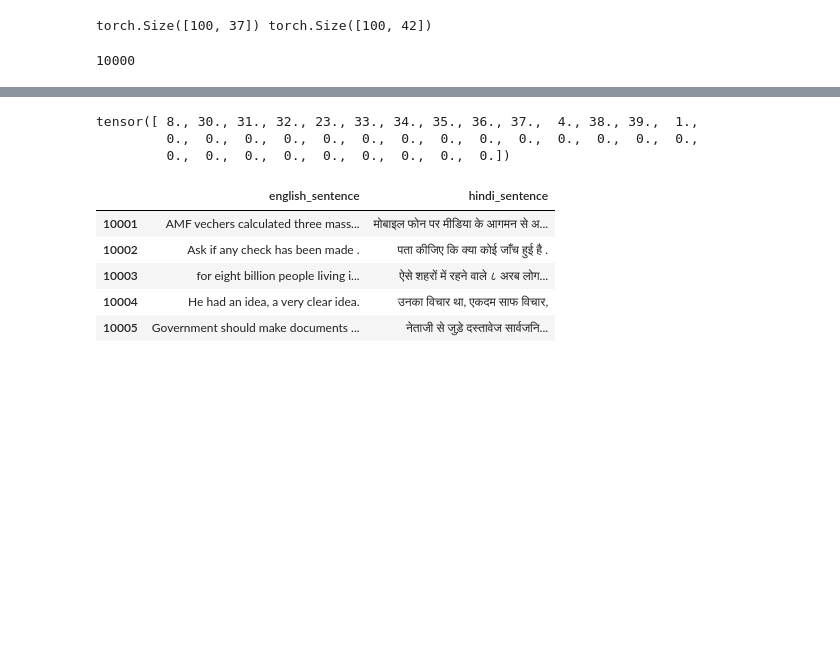
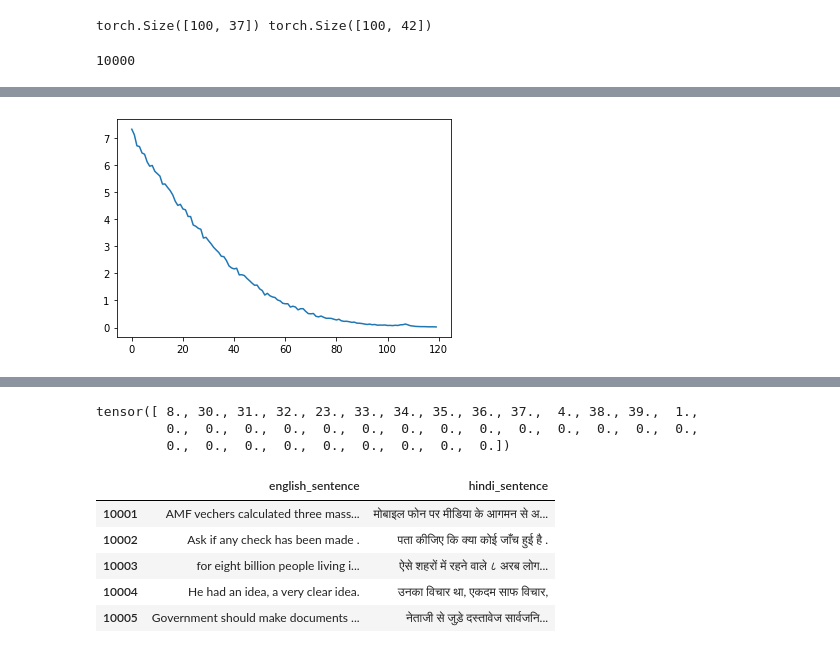
Before and after one commit to abhishekshakya/seq-2-seq-for-neural-machine-translation, a Jupyter notebook: machineTranslation(attention).ipynb, the cells around one changed output, grey strips where cells are left out. Saved outputs shown, nothing was run; the diff lists cells and outputs as text; code cells hidden in the pictures; blank space fills up the shorter version.

```diff
--- a/machineTranslation(attention).ipynb
+++ b/machineTranslation(attention).ipynb
@@ -341,14 +360,15 @@ class Attnseq2seq(nn.Module):
     return output  #shape[seq_len, batch_size, vocab_size]
 # %%
 ##training
-epochs = 150
-learning_rate = 0.001
+epochs = 120
+learning_rate = 0.0006
 batch_size = 100
 
 device = torch.device('cuda' if torch.cuda.is_available() else 'cpu')
-embedding_size = 300
-hidden_size = 512
+embedding_size = 256
+hidden_size = 256
 layers = 1
+bidirection = True
 # %%
 loader = DataLoader(dataset, batch_size=batch_size, shuffle=True)
 # %%
@@ -360,7 +380,7 @@ len(dataset)
 torch.Size([100, 37]) torch.Size([100, 42])
 10000
 # %%
-ENC = encoder(English_vocab.vocab_size, embedding_size, hidden_size, layers).to(device)
+ENC = encoder(English_vocab.vocab_size, embedding_size, hidden_size, layers, bidirection).to(device)
 # DE = decoder(Hindi_vocab.vocab_size, embedding_size, hidden_size, layers).to(device)
 DE = AttnDecoder(Hindi_vocab.vocab_size, embedding_size, hidden_size, layers).to(device)
 # model = seq2seq(ENC,DE).to(device)
@@ -368,12 +388,13 @@ model = Attnseq2seq(ENC,DE).to(device)
 optimizer = optim.Adam(model.parameters(),lr=learning_rate)
 criterion = nn.CrossEntropyLoss(ignore_index=0)
 # %%
+train_loss = []
 for epoch in tqdm(range(epochs)):
   for id,(x,y) in (enumerate(tqdm(loader))):
     x = x.long().to(device)
     y = y.long().to(device)#[batch,seq]
 
-    output = model(x,y)# [seq, batch, vocab]
+    output = model(x,y,1)# [seq, batch, vocab]
     output = output[1:].reshape(-1,output.shape[2])
     y = y.permute(1,0)#[seq, batch]
     y = y[1:].reshape(-1)
@@ -386,4 +407,5 @@ for epoch in tqdm(range(epochs)):
 
     # if id%20 == 0:
   print(f'[{epoch+1}/{epochs}] loss=>{loss.item()}')
+  train_loss.append(loss.item())
 # %% [output]
@@ -407,3 +429,9 @@ for epoch in tqdm(range(epochs)):
+# %%
+import matplotlib.pyplot as plt
+plt.plot(train_loss)
+plt.show()
+# %% [output]
+[figure, added]
 # %%
 torch.save(model.state_dict(),'model.pt')
 from google.colab import files
```
Also changed, not shown: parts of 13 cells of this notebook.
